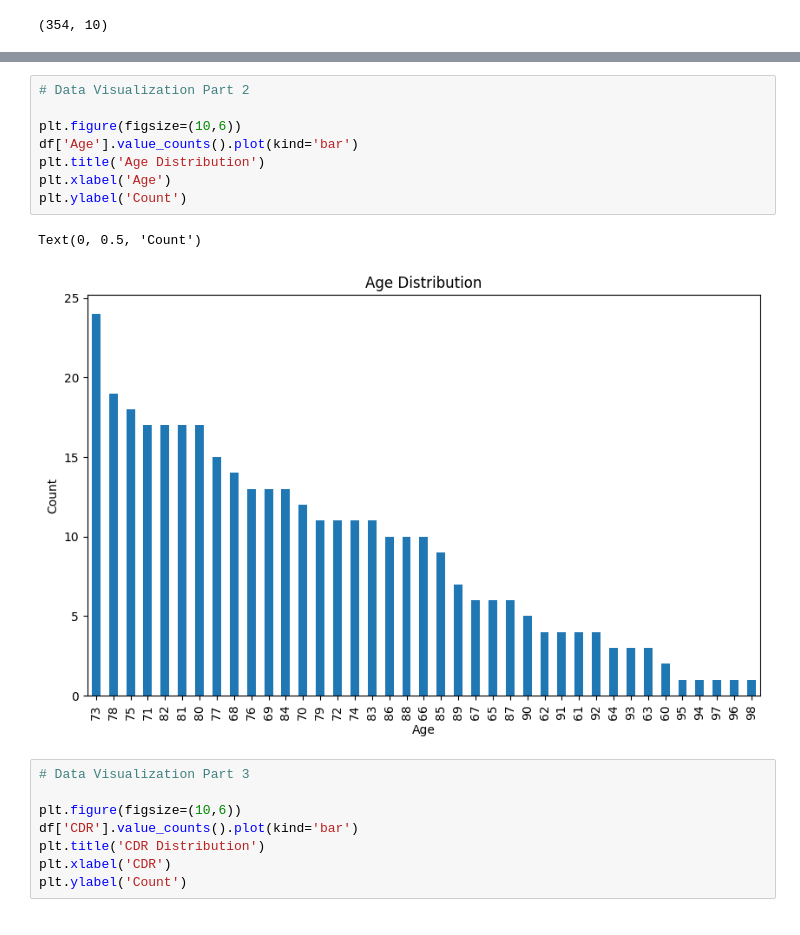
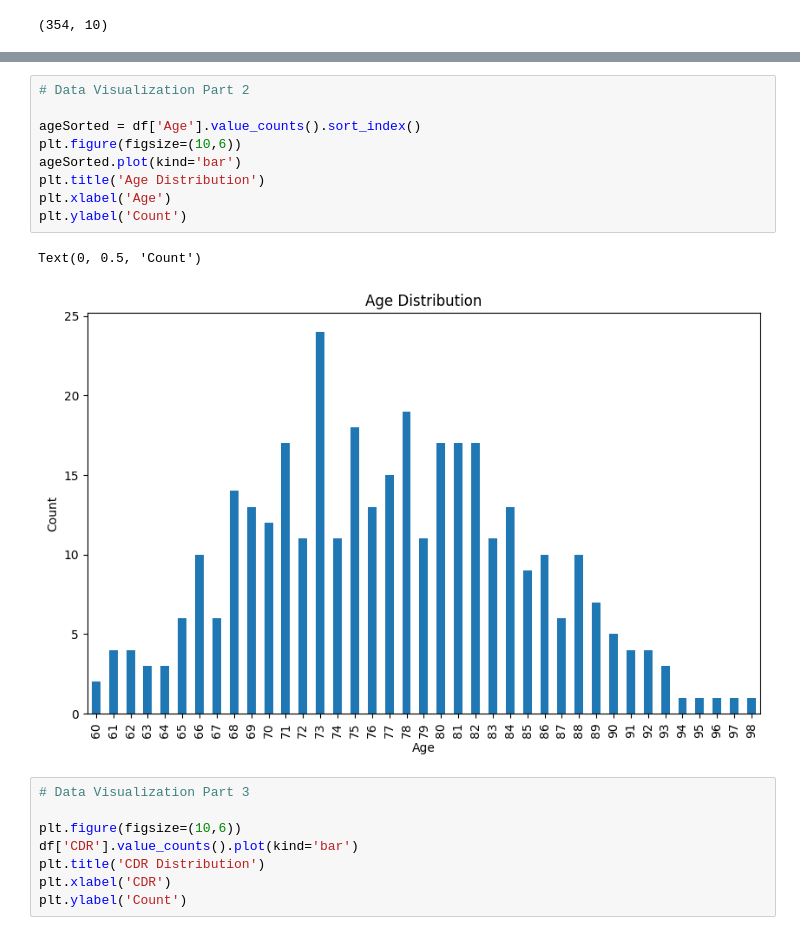
Before and after one commit to andrewresnick1/Alzheimers-STAT4188Project, a Jupyter notebook: finalproj.ipynb, the cells around one changed output, grey strips where cells are left out. Cells and saved outputs as stored; diff of their text form.

```diff
--- a/finalproj.ipynb
+++ b/finalproj.ipynb
@@ -58,14 +59,15 @@ Text(0, 0.5, 'Count')
 # %%
 # Data Visualization Part 2
 
+ageSorted = df['Age'].value_counts().sort_index()
 plt.figure(figsize=(10,6))
-df['Age'].value_counts().plot(kind='bar')
+ageSorted.plot(kind='bar')
 plt.title('Age Distribution')
 plt.xlabel('Age')
 plt.ylabel('Count')
 # %% [output]
 Text(0, 0.5, 'Count')
-[figure, old version]
+[figure, new version]
 # %%
 # Data Visualization Part 3
 
```
Also changed, not shown: parts of 2 cells of this notebook.
